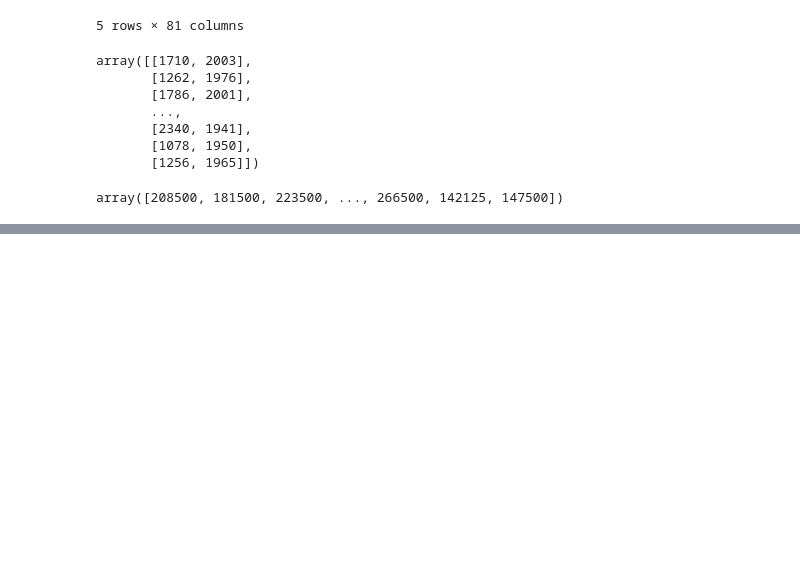
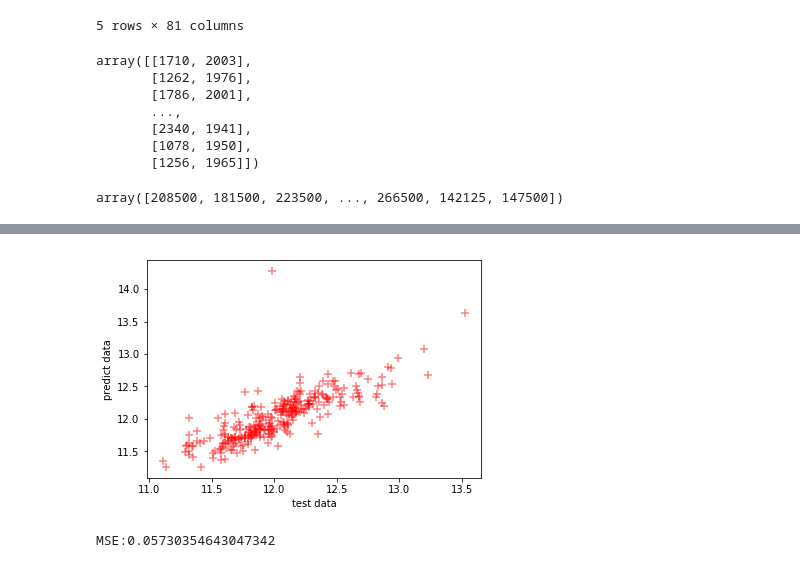
Before and after one commit to masterplan1216/diveintocode-ml, a Jupyter notebook: sprint/Linear_regression.ipynb, the cells around one changed output, grey strips where cells are left out. Saved outputs shown, nothing was run; the diff lists cells and outputs as text; code cells hidden in the pictures; blank space fills up the shorter version.

```diff
--- a/sprint/Linear_regression.ipynb
+++ b/sprint/Linear_regression.ipynb
@@ -745,0 +401,4 @@ array([[1530, 2005],
+# %%
+lr = LinearRegression()
+lr.fit(X_train_scaled, y_train_scaled)
+lr.predict(X_test_scaled)
@@ -745,0 +423,13 @@ array([[1530, 2005],
+# %%
+#scikit-learnのLinearRegressionモデルを使った場合の予測値の散布図
+#MSE
+
+plt.xlabel("test data")
+plt.ylabel("predict data")
+plt.scatter(y_test_scaled, lr.predict(X_test_scaled), alpha=0.5, c="r", marker="+", s=70)
+plt.show()
+
+print("MSE:{}".format(MSE(lr.predict(X_test_scaled), y_test_scaled)))
+# %% [output]
+[figure, added]
+MSE:0.05730354643047342
```
Also changed, not shown: parts of 31 cells of this notebook.
